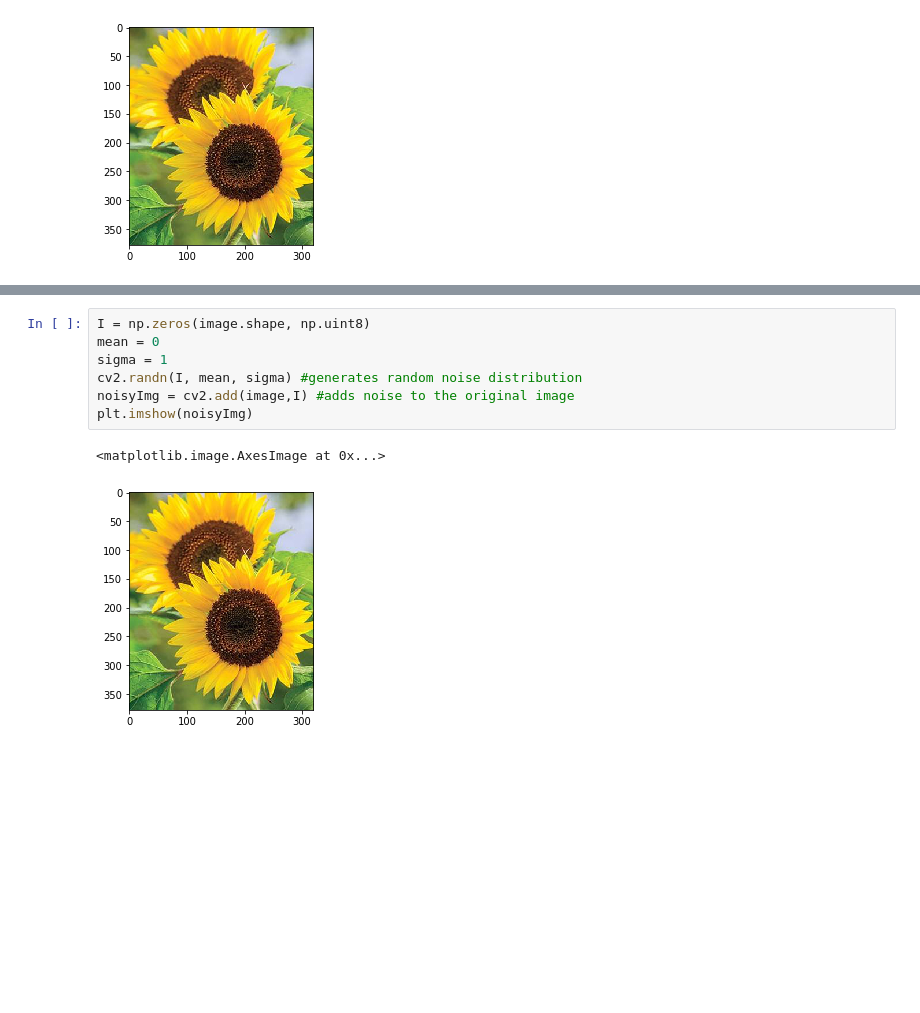
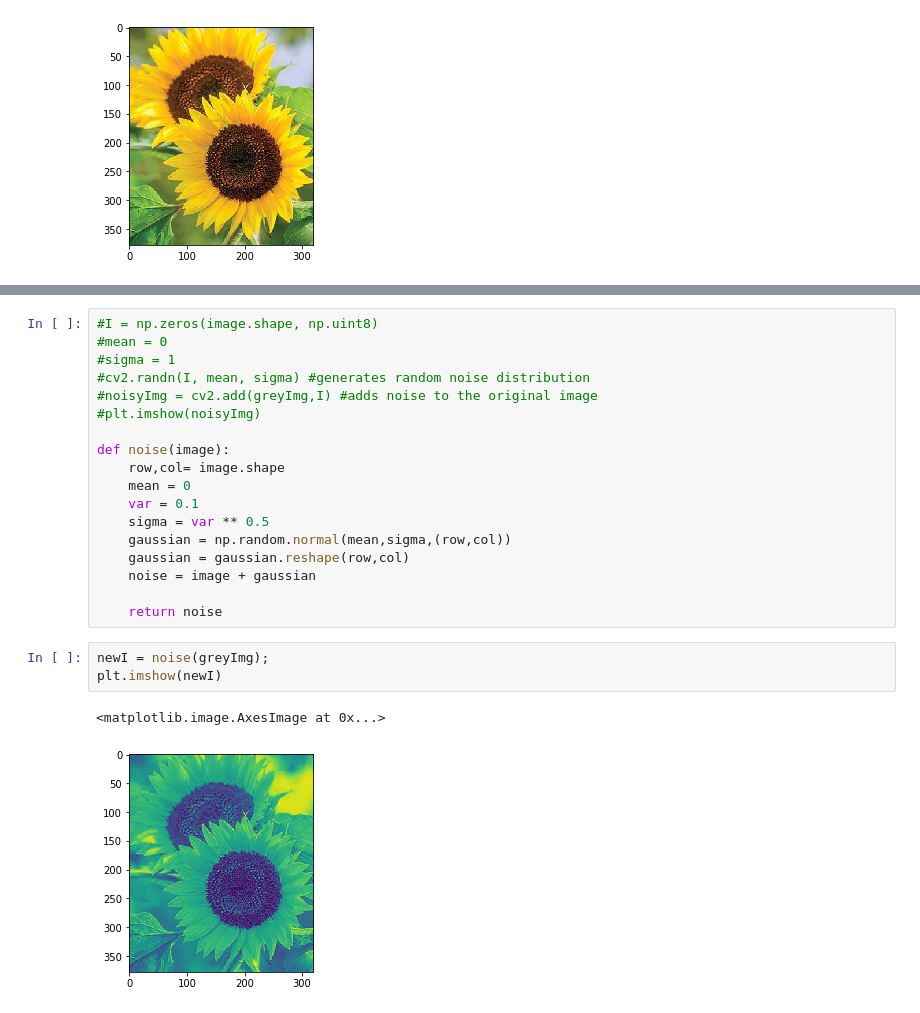
Before and after one commit to chloequinto/ImgProc, a Jupyter notebook: Project/Noise Reduction using Gradients.ipynb, the cells around one changed output, grey strips where cells are left out. Drawn from its saved outputs; the diff is of its cells as text; blank space fills up the shorter version.

```diff
--- a/Project/Noise Reduction using Gradients.ipynb
+++ b/Project/Noise Reduction using Gradients.ipynb
@@ -25,10 +30,24 @@ grey = plt.imshow(imgGrey, cmap ="gray") #change to gray scale
 # %%
-I = np.zeros(image.shape, np.uint8)
-mean = 0
-sigma = 1
-cv2.randn(I, mean, sigma) #generates random noise distribution
-noisyImg = cv2.add(image,I) #adds noise to the original image
-plt.imshow(noisyImg)
+#I = np.zeros(image.shape, np.uint8)
+#mean = 0
+#sigma = 1
+#cv2.randn(I, mean, sigma) #generates random noise distribution
+#noisyImg = cv2.add(greyImg,I) #adds noise to the original image
+#plt.imshow(noisyImg)
+
+def noise(image):
+    row,col= image.shape
+    mean = 0
+    var = 0.1
+    sigma = var ** 0.5
+    gaussian = np.random.normal(mean,sigma,(row,col))
+    gaussian = gaussian.reshape(row,col)
+    noise = image + gaussian
+
+    return noise
-# %% [output]
-<matplotlib.image.AxesImage at 0x...>
-[figure, removed]
+# %%
+newI = noise(greyImg);
+plt.imshow(newI)
+# %% [output]
+<matplotlib.image.AxesImage at 0x...>
+[figure, added]
```
Also changed, not shown: parts of 3 cells of this notebook.
